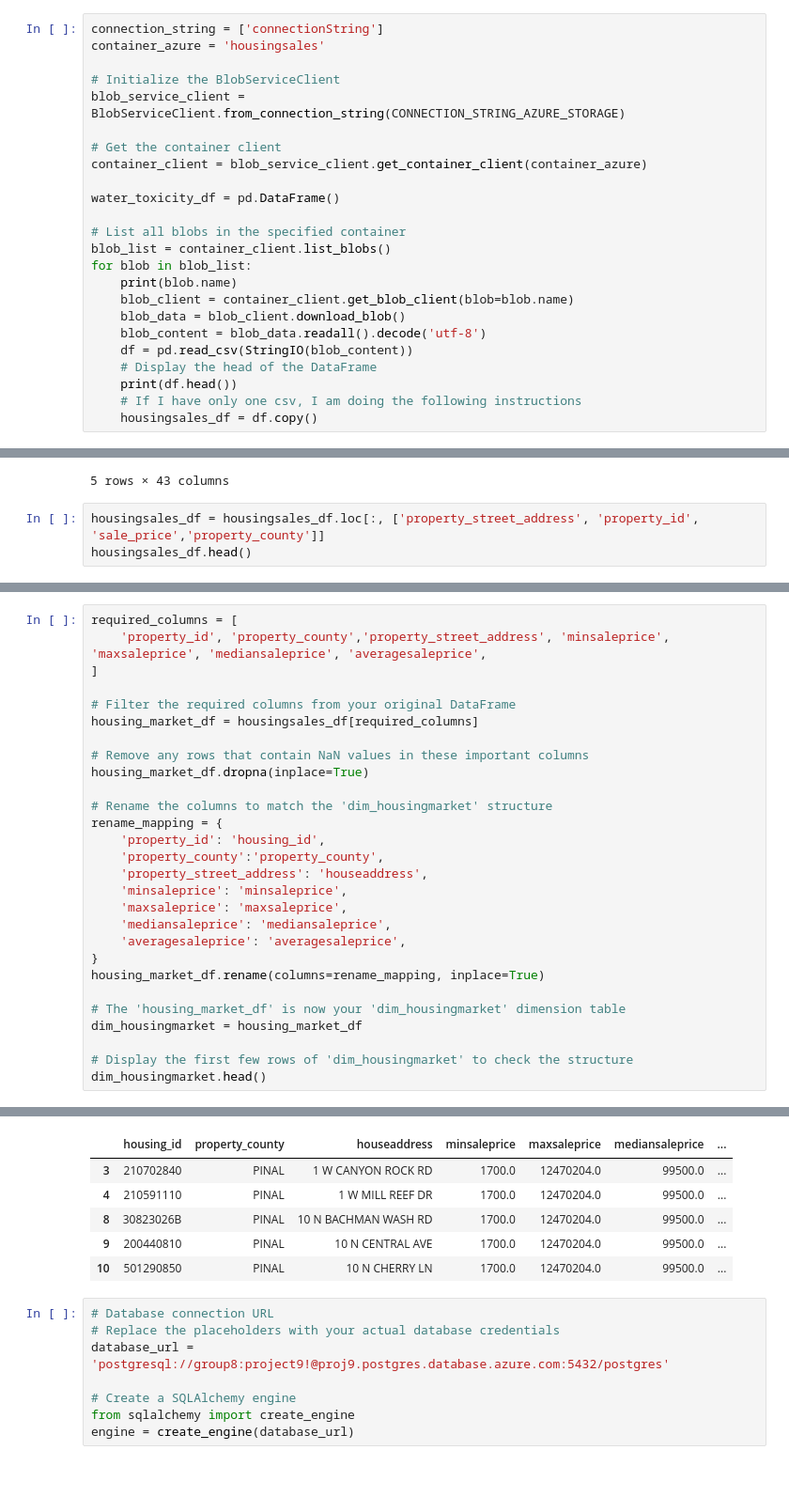
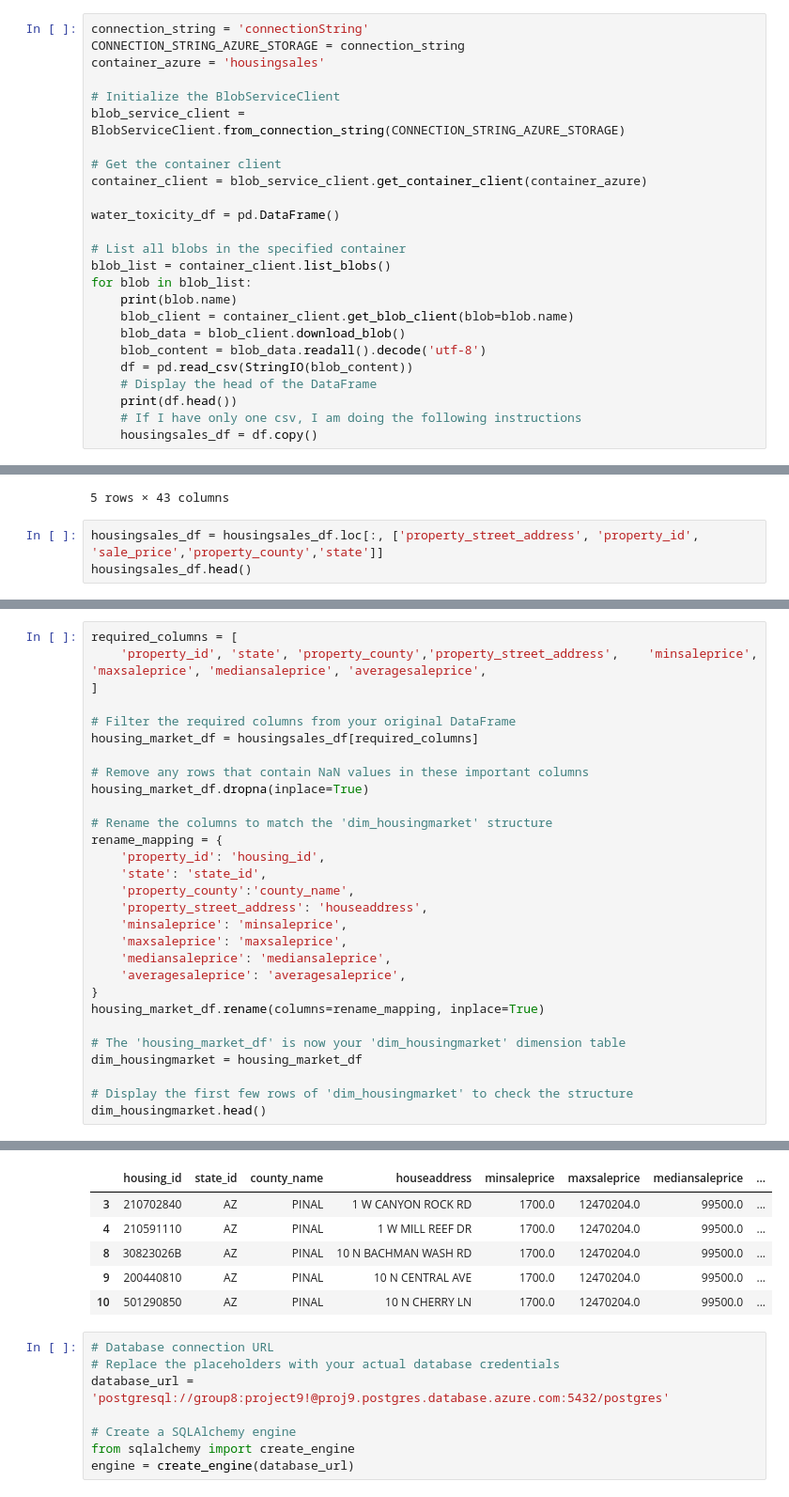
Before and after one commit to WasikulIslam1/CIS-4400-Project-9, a Jupyter notebook: HousingMarket/Scripts/ETL.ipynb, the cells around one changed output, grey strips where cells are left out. Shown at 94% size. Drawn from its saved outputs; the diff is of its cells as text.

```diff
--- a/HousingMarket/Scripts/ETL.ipynb
+++ b/HousingMarket/Scripts/ETL.ipynb
@@ -11,7 +11,8 @@ import datetime
 import calendar
 from sqlalchemy import create_engine
 # %%
-connection_string = ['connectionString']
+connection_string = 'connectionString'
+CONNECTION_STRING_AZURE_STORAGE = connection_string
 container_azure = 'housingsales'
 
 # Initialize the BlobServiceClient
@@ -71,6 +83,6 @@ housingsales_df.head()
 | 10 | AZ | 85138.0 | 10 N CHERRY LN | MARICOPA | PINAL | 501290850 | ... |
 5 rows × 43 columns
 # %%
-housingsales_df = housingsales_df.loc[:, ['property_street_address', 'property_id', 'sale_price','property_county']]
+housingsales_df = housingsales_df.loc[:, ['property_street_address', 'property_id', 'sale_price','property_county','state']]
 housingsales_df.head()
 # %% [output]
@@ -109,47 +121,48 @@ print(housingsales_df.head())
 10        1700.0    12470204.0          99500.0     342337.928899
 # %%
 required_columns = [
-    'property_id', 'property_county','property_street_address',	'minsaleprice', 'maxsaleprice', 'mediansaleprice', 'averagesaleprice',
+    'property_id', 'state', 'property_county','property_street_address',	'minsaleprice', 'maxsaleprice', 'mediansaleprice', 'averagesaleprice',
 ]
 
 # Filter the required columns from your original DataFrame
 housing_market_df = housingsales_df[required_columns]
 
 # Remove any rows that contain NaN values in these important columns
 housing_market_df.dropna(inplace=True)
 
 # Rename the columns to match the 'dim_housingmarket' structure
 rename_mapping = {
     'property_id': 'housing_id',
-    'property_county':'property_county',
+    'state': 'state_id',
+    'property_county':'county_name',
     'property_street_address': 'houseaddress',
     'minsaleprice': 'minsaleprice',
     'maxsaleprice': 'maxsaleprice',
     'mediansaleprice': 'mediansaleprice',
     'averagesaleprice': 'averagesaleprice',
 }
 housing_market_df.rename(columns=rename_mapping, inplace=True)
 
 # The 'housing_market_df' is now your 'dim_housingmarket' dimension table
 dim_housingmarket = housing_market_df
 
 # Display the first few rows of 'dim_housingmarket' to check the structure
 dim_housingmarket.head()
 # %% [output]
 A value is trying to be set on a copy of a slice from a DataFrame
 
 See the caveats in the documentation: https://pandas.pydata.org/pandas-docs/stable/user_guide/indexing.html#returning-a-view-versus-a-copy
   housing_market_df.dropna(inplace=True)
 A value is trying to be set on a copy of a slice from a DataFrame
 
 See the caveats in the documentation: https://pandas.pydata.org/pandas-docs/stable/user_guide/indexing.html#returning-a-view-versus-a-copy
   housing_market_df.rename(columns=rename_mapping, inplace=True)
-|  | housing_id | property_county | houseaddress | minsaleprice | maxsaleprice | mediansaleprice | ... |
-| 3 | 210702840 | PINAL | 1 W CANYON ROCK RD | 1700.0 | 12470204.0 | 99500.0 | ... |
-| 4 | 210591110 | PINAL | 1 W MILL REEF DR | 1700.0 | 12470204.0 | 99500.0 | ... |
-| 8 | 30823026B | PINAL | 10 N BACHMAN WASH RD | 1700.0 | 12470204.0 | 99500.0 | ... |
-| 9 | 200440810 | PINAL | 10 N CENTRAL AVE | 1700.0 | 12470204.0 | 99500.0 | ... |
-| 10 | 501290850 | PINAL | 10 N CHERRY LN | 1700.0 | 12470204.0 | 99500.0 | ... |
+|  | housing_id | state_id | county_name | houseaddress | minsaleprice | maxsaleprice | mediansaleprice | ... |
+| 3 | 210702840 | AZ | PINAL | 1 W CANYON ROCK RD | 1700.0 | 12470204.0 | 99500.0 | ... |
+| 4 | 210591110 | AZ | PINAL | 1 W MILL REEF DR | 1700.0 | 12470204.0 | 99500.0 | ... |
+| 8 | 30823026B | AZ | PINAL | 10 N BACHMAN WASH RD | 1700.0 | 12470204.0 | 99500.0 | ... |
+| 9 | 200440810 | AZ | PINAL | 10 N CENTRAL AVE | 1700.0 | 12470204.0 | 99500.0 | ... |
+| 10 | 501290850 | AZ | PINAL | 10 N CHERRY LN | 1700.0 | 12470204.0 | 99500.0 | ... |
 # %%
 # Database connection URL
 # Replace the placeholders with your actual database credentials
```
Also changed, not shown: parts of 6 cells of this notebook, 6 other files.
